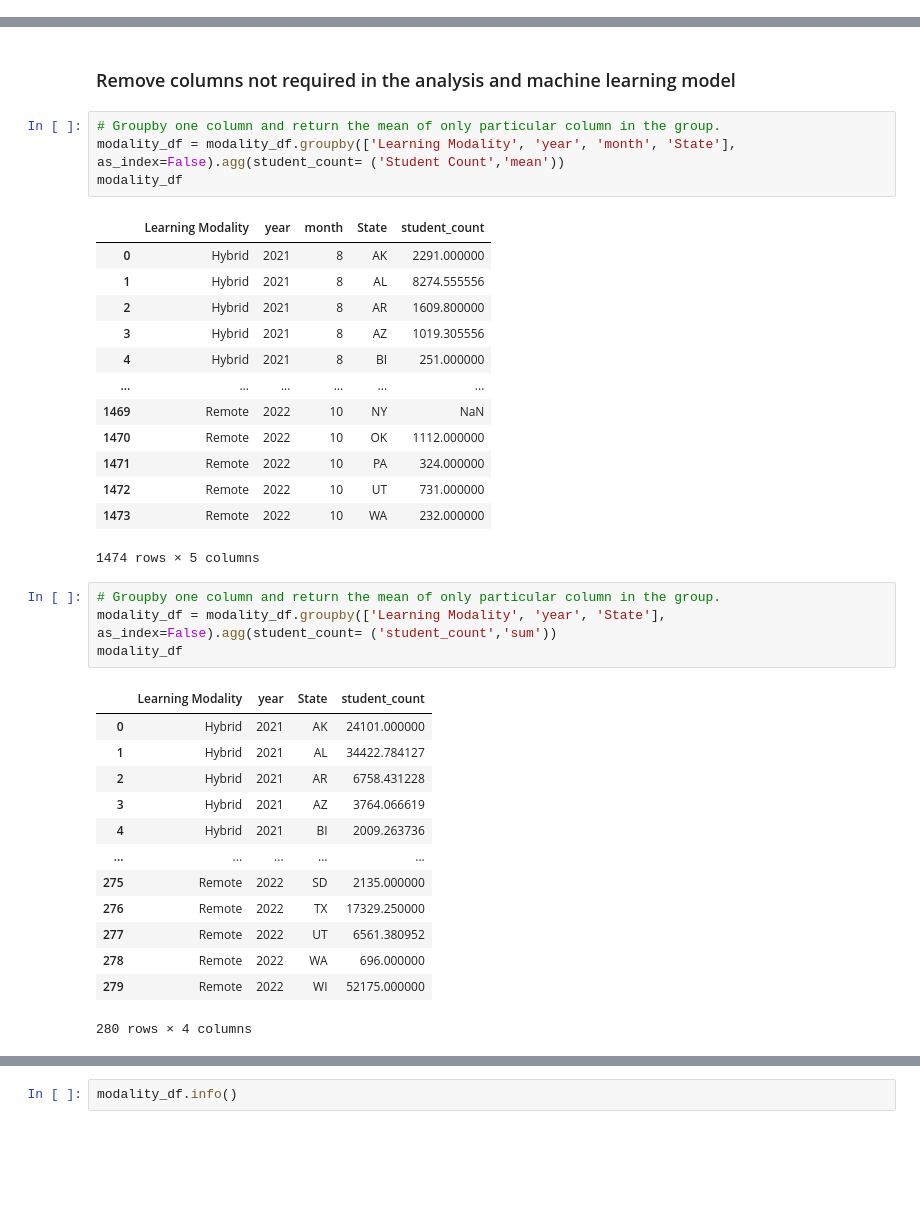
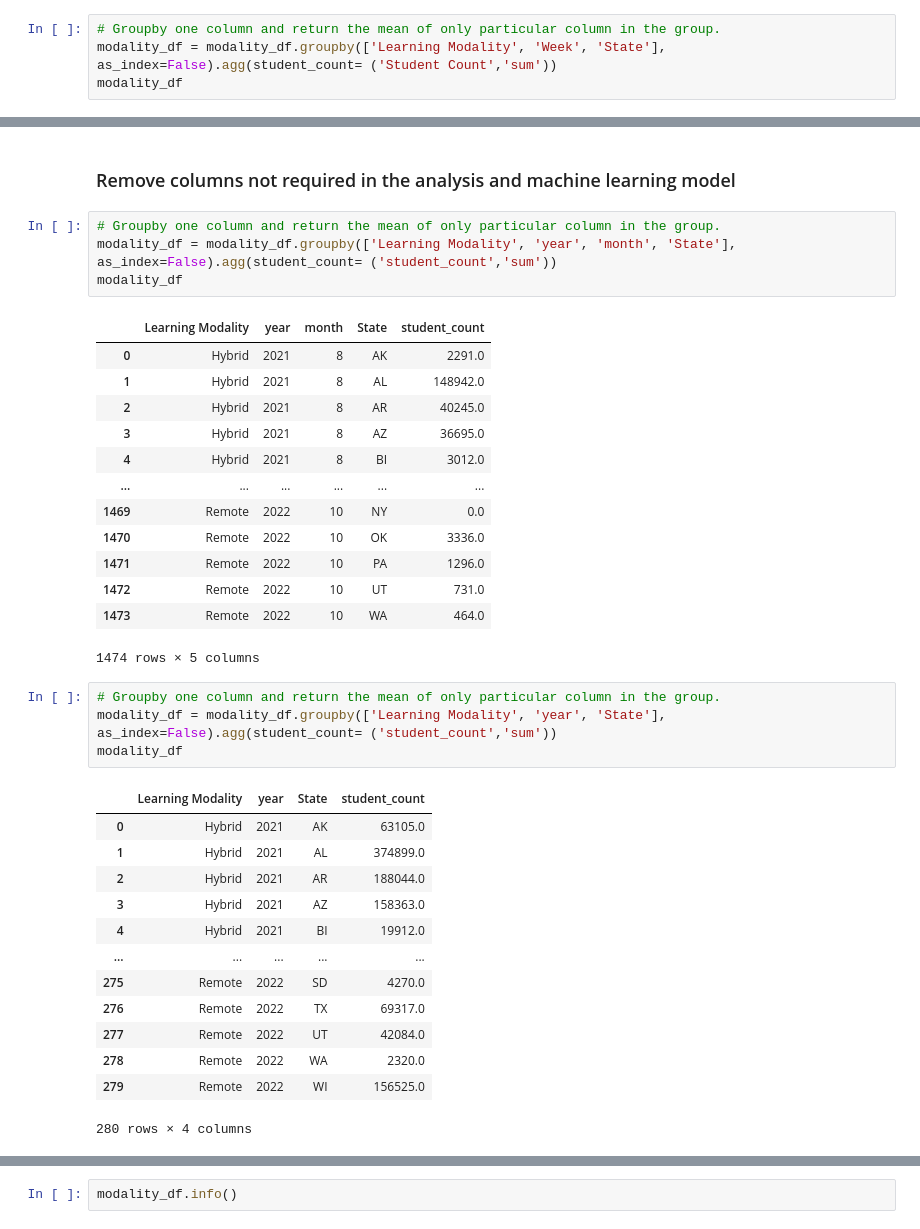
Before and after one commit to uzmabb182/Data602_Assignments, a Jupyter notebook: Final_Project_Data_602/data_602_final_project.ipynb, the cells around one changed output, grey strips where cells are left out. Drawn from its saved outputs; the diff is of its cells as text; blank space fills up the shorter version.

```diff
--- a/Final_Project_Data_602/data_602_final_project.ipynb
+++ b/Final_Project_Data_602/data_602_final_project.ipynb
@@ -91,3 +91,7 @@ modality_df.loc[modality_df['State'] == 'AK']
 | 873569 | 200775 | Yukon Flats School District | 8/1/2021 0:00 | In Person | 6 | 211.0 | ... |
 | 873570 | 200800 | Chugach School District | 8/1/2021 0:00 | In Person | 4 | 510.0 | ... |
 2499 rows × 9 columns
+# %%
+# Groupby one column and return the mean of only particular column in the group.
+modality_df = modality_df.groupby(['Learning Modality', 'Week', 'State'], as_index=False).agg(student_count= ('Student Count','sum'))
+modality_df
@@ -250,21 +261,21 @@ modality_df
 ### Remove columns not required in the analysis and machine learning model
 # %%
 # Groupby one column and return the mean of only particular column in the group.
-modality_df = modality_df.groupby(['Learning Modality', 'year', 'month', 'State'], as_index=False).agg(student_count= ('Student Count','mean'))
+modality_df = modality_df.groupby(['Learning Modality', 'year', 'month', 'State'], as_index=False).agg(student_count= ('student_count','sum'))
 modality_df
 # %% [output]
 |  | Learning Modality | year | month | State | student_count |
-| 0 | Hybrid | 2021 | 8 | AK | 2291.000000 |
-| 1 | Hybrid | 2021 | 8 | AL | 8274.555556 |
-| 2 | Hybrid | 2021 | 8 | AR | 1609.800000 |
-| 3 | Hybrid | 2021 | 8 | AZ | 1019.305556 |
-| 4 | Hybrid | 2021 | 8 | BI | 251.000000 |
+| 0 | Hybrid | 2021 | 8 | AK | 2291.0 |
+| 1 | Hybrid | 2021 | 8 | AL | 148942.0 |
+| 2 | Hybrid | 2021 | 8 | AR | 40245.0 |
+| 3 | Hybrid | 2021 | 8 | AZ | 36695.0 |
+| 4 | Hybrid | 2021 | 8 | BI | 3012.0 |
 | ... | ... | ... | ... | ... | ... |
-| 1469 | Remote | 2022 | 10 | NY | NaN |
-| 1470 | Remote | 2022 | 10 | OK | 1112.000000 |
-| 1471 | Remote | 2022 | 10 | PA | 324.000000 |
-| 1472 | Remote | 2022 | 10 | UT | 731.000000 |
-| 1473 | Remote | 2022 | 10 | WA | 232.000000 |
+| 1469 | Remote | 2022 | 10 | NY | 0.0 |
+| 1470 | Remote | 2022 | 10 | OK | 3336.0 |
+| 1471 | Remote | 2022 | 10 | PA | 1296.0 |
+| 1472 | Remote | 2022 | 10 | UT | 731.0 |
+| 1473 | Remote | 2022 | 10 | WA | 464.0 |
 1474 rows × 5 columns
 # %%
 # Groupby one column and return the mean of only particular column in the group.
@@ -272,17 +283,17 @@ modality_df = modality_df.groupby(['Learning Modality', 'year', 'State'], as_ind
 modality_df
 # %% [output]
 |  | Learning Modality | year | State | student_count |
-| 0 | Hybrid | 2021 | AK | 24101.000000 |
-| 1 | Hybrid | 2021 | AL | 34422.784127 |
-| 2 | Hybrid | 2021 | AR | 6758.431228 |
-| 3 | Hybrid | 2021 | AZ | 3764.066619 |
-| 4 | Hybrid | 2021 | BI | 2009.263736 |
+| 0 | Hybrid | 2021 | AK | 63105.0 |
+| 1 | Hybrid | 2021 | AL | 374899.0 |
+| 2 | Hybrid | 2021 | AR | 188044.0 |
+| 3 | Hybrid | 2021 | AZ | 158363.0 |
+| 4 | Hybrid | 2021 | BI | 19912.0 |
 | ... | ... | ... | ... | ... |
-| 275 | Remote | 2022 | SD | 2135.000000 |
-| 276 | Remote | 2022 | TX | 17329.250000 |
-| 277 | Remote | 2022 | UT | 6561.380952 |
-| 278 | Remote | 2022 | WA | 696.000000 |
-| 279 | Remote | 2022 | WI | 52175.000000 |
+| 275 | Remote | 2022 | SD | 4270.0 |
+| 276 | Remote | 2022 | TX | 69317.0 |
+| 277 | Remote | 2022 | UT | 42084.0 |
+| 278 | Remote | 2022 | WA | 2320.0 |
+| 279 | Remote | 2022 | WI | 156525.0 |
 280 rows × 4 columns
 # %%
 modality_df.loc[modality_df['State'] == 'AK']
```
Also changed, not shown: parts of 15 cells of this notebook, 3 other files.
